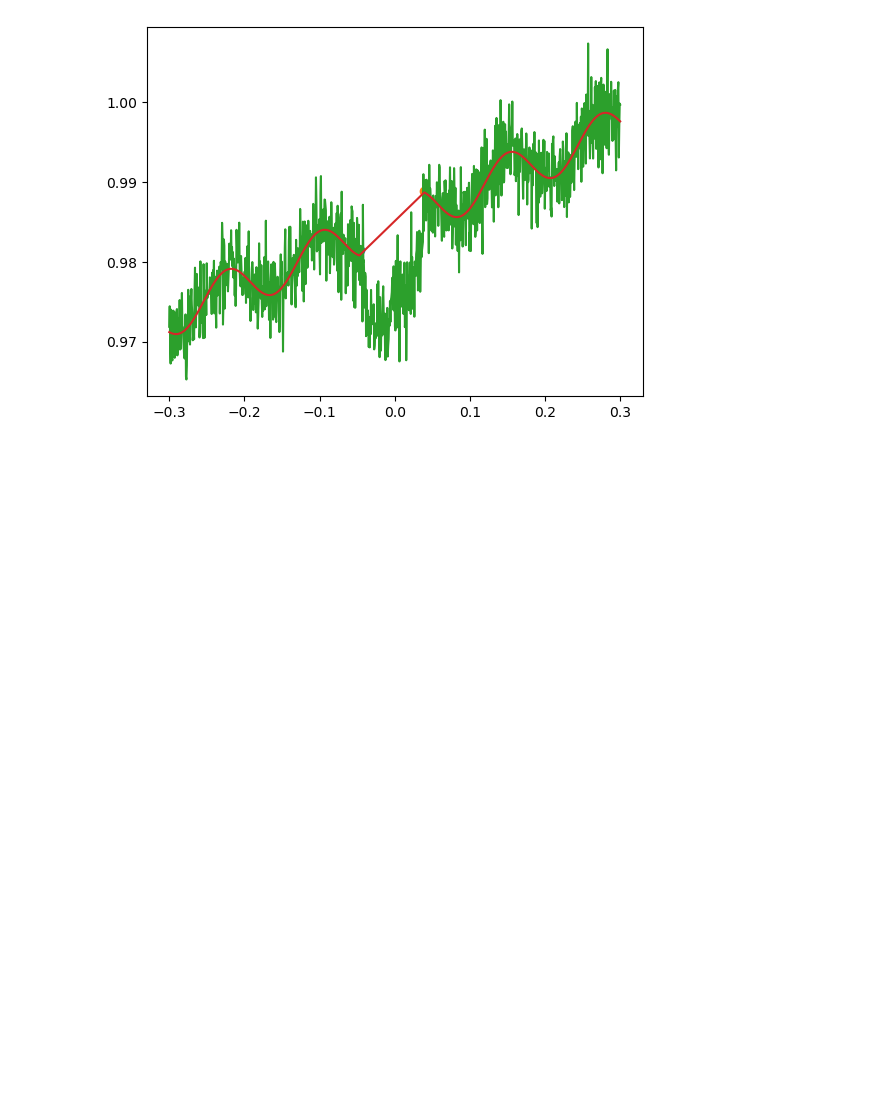
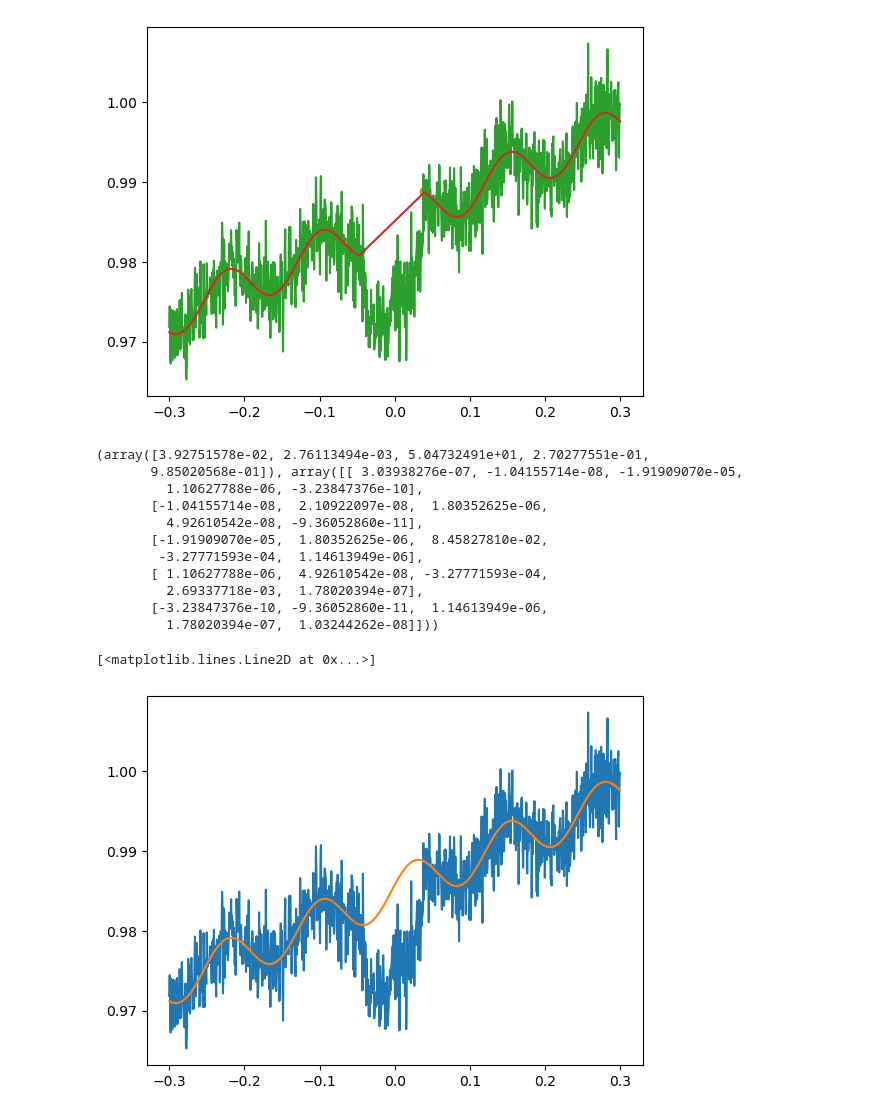
Before and after one commit to wileybraden-dev/Ast19-Final-Project, a Jupyter notebook: GROUP_PROJECT_1.ipynb, the cells around one changed output. Cells and saved outputs as stored; diff of their text form; code cells hidden in the pictures; blank space fills up the shorter version.

```diff
--- a/GROUP_PROJECT_1.ipynb
+++ b/GROUP_PROJECT_1.ipynb
@@ -88,4 +86,37 @@ plt.plot(xdata_adjusted,modelcurve_estimate_adjusted)
         -5.02198456e-07,  2.00206296e-08]]))
 [<matplotlib.lines.Line2D at 0x...>]
 [figure]
+# %%
+# define model
+def lightcurve_model(xdata, a, b, c, d, e):
+    return a*xdata + b*np.sin(c*xdata+d)+e
+
+# exclude transit region from fitting
+mask = (np.arange(len(xdata)) < 422) | (np.arange(len(xdata)) >= 565)
+
+# perform fit ONLY on non-transit points
+fitted_curve = curve_fit(lightcurve_model,xdata[mask],ydata[mask],p0=[0.042, 0.004, 51, 0.15, 0.985])
+print(fitted_curve)
+# generate smooth fitted curve over ENTIRE x range
+yfit = lightcurve_model(xdata, 3.92751578e-02,2.76113494e-03,5.04732491e+01, 2.70277551e-01,9.85020568e-01)
+
+# plot original data
+plt.plot(xdata, ydata)
+
+# plot fitted sine curve THROUGH the transit
+plt.plot(xdata,yfit)
+# %% [output]
+(array([3.92751578e-02, 2.76113494e-03, 5.04732491e+01, 2.70277551e-01,
+       9.85020568e-01]), array([[ 3.03938276e-07, -1.04155714e-08, -1.91909070e-05,
+         1.10627788e-06, -3.23847376e-10],
+       [-1.04155714e-08,  2.10922097e-08,  1.80352625e-06,
+         4.92610542e-08, -9.36052860e-11],
+       [-1.91909070e-05,  1.80352625e-06,  8.45827810e-02,
+        -3.27771593e-04,  1.14613949e-06],
+       [ 1.10627788e-06,  4.92610542e-08, -3.27771593e-04,
+         2.69337718e-03,  1.78020394e-07],
+       [-3.23847376e-10, -9.36052860e-11,  1.14613949e-06,
+         1.78020394e-07,  1.03244262e-08]]))
+[<matplotlib.lines.Line2D at 0x...>]
+[figure, added]
 # %%
```
Also changed, not shown: parts of 2 cells of this notebook.
